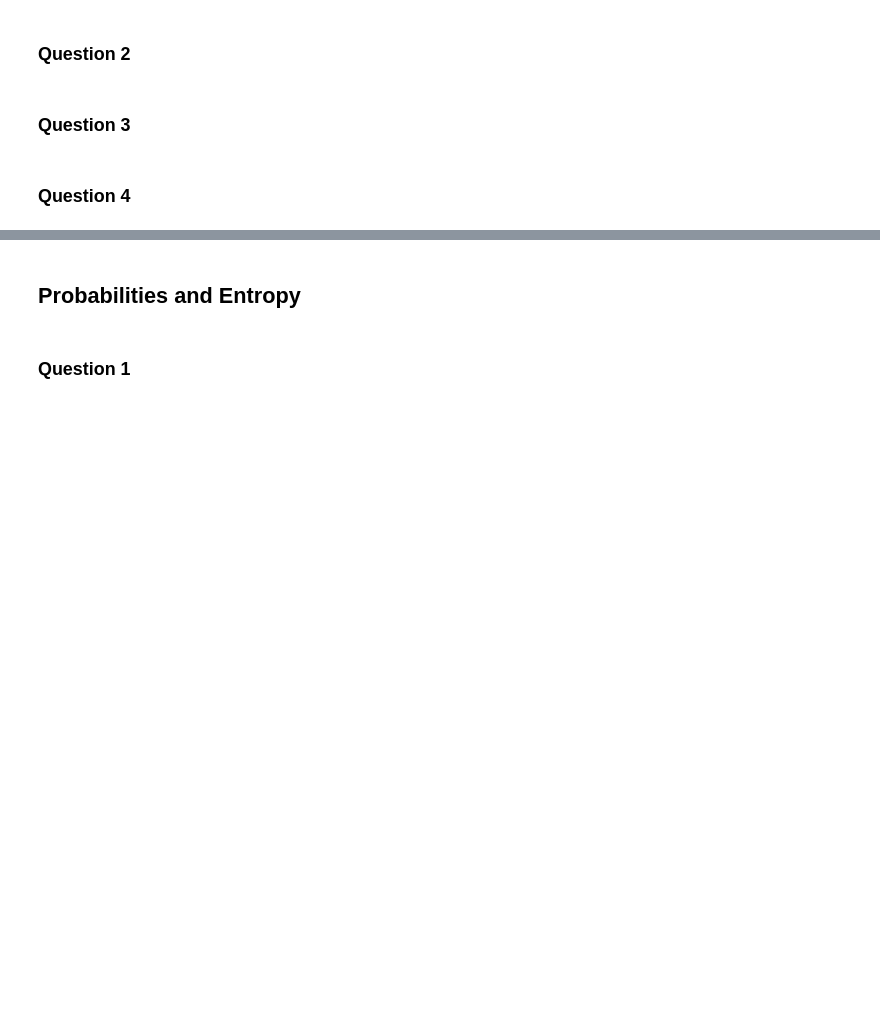
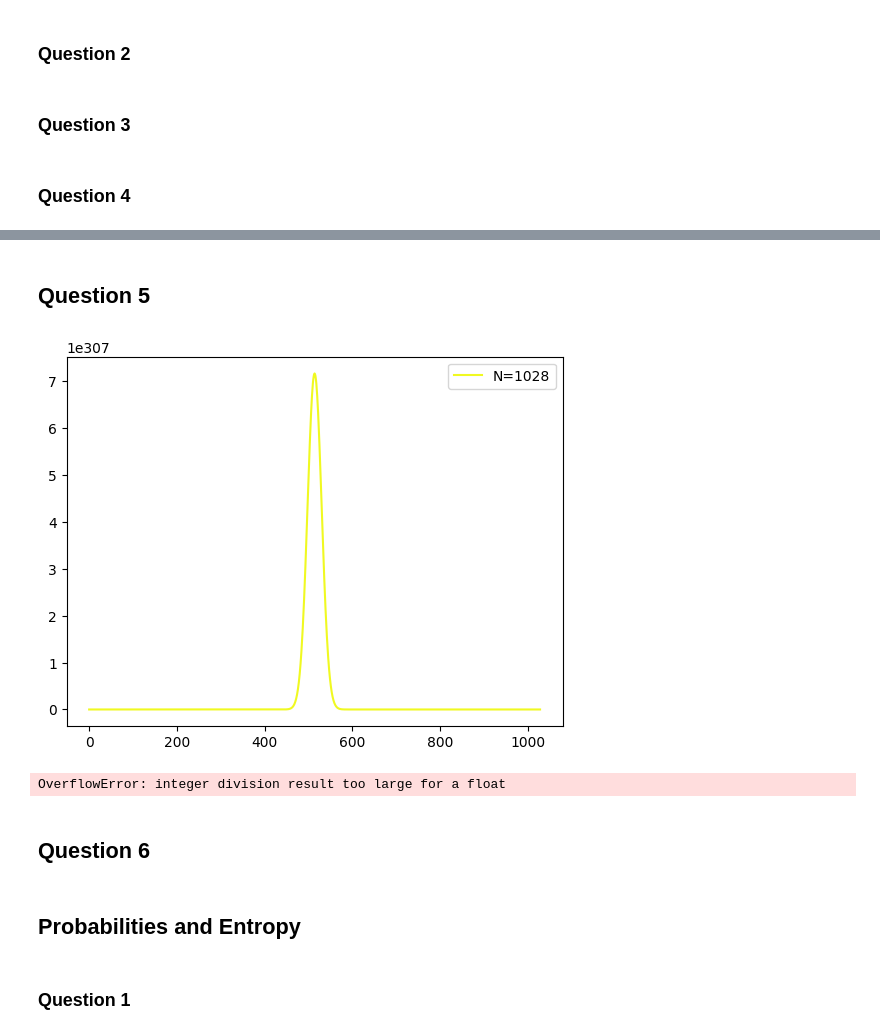
Before and after one commit to LuisGMM/UC3M_StatisticalPhysics_LAB, a Jupyter notebook: src/lab/main.ipynb, the cells around one changed output, grey strips where cells are left out. Cells and saved outputs as stored; diff of their text form; code cells hidden in the pictures; blank space fills up the shorter version.

```diff
--- a/src/lab/main.ipynb
+++ b/src/lab/main.ipynb
@@ -60,0 +83,14 @@ plot_for_n(100)
+# %% [markdown]
+## Question 5
+# %%
+plot_for_n(1028)
+# %% [output]
+[figure, added]
+# %%
+plot_for_n(1030)
+
+# The result of n over k is too large to store it in a float
+# %% [output]
+OverflowError: integer division result too large for a float
+# %% [markdown]
+## Question 6
```
Also changed, not shown: parts of 20 cells of this notebook, 2 other files.
